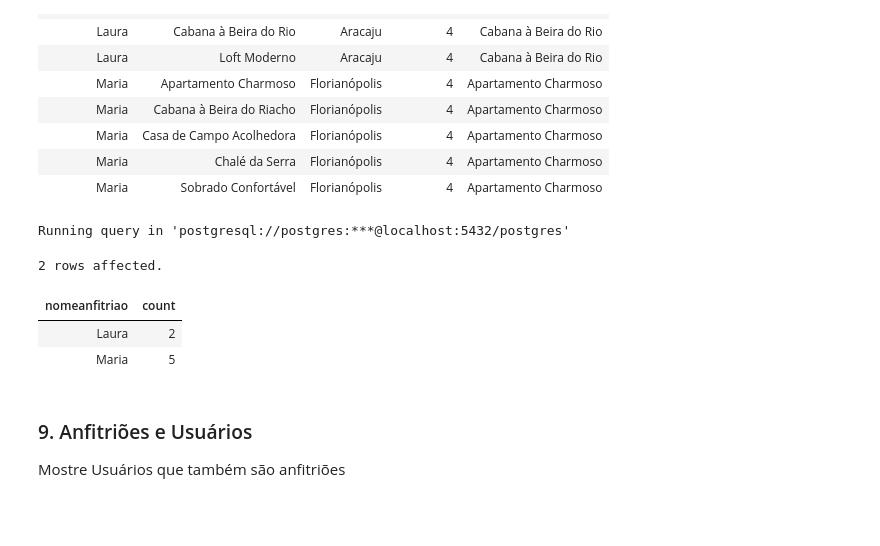
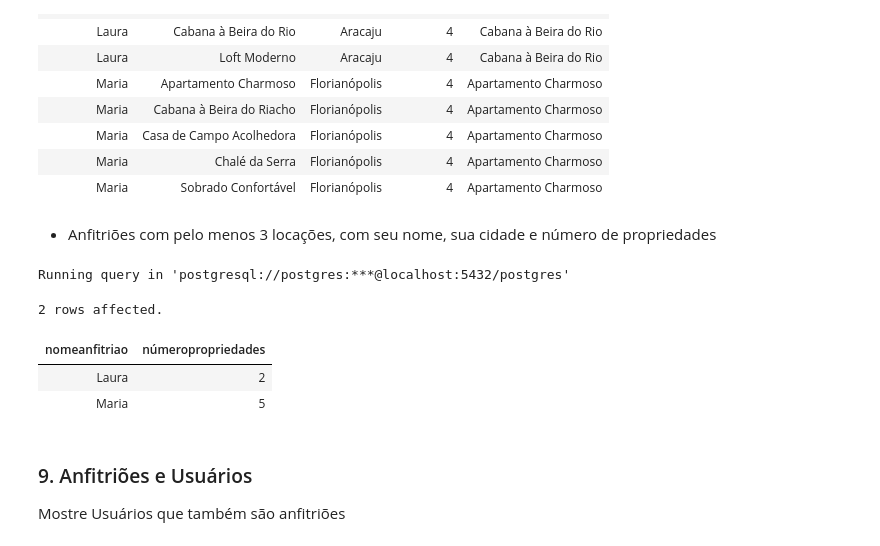
Before and after one commit to MiguelHenri/SCC0240, a Jupyter notebook: t1.ipynb, the cells around one changed output. Drawn from its saved outputs; the diff is of its cells as text; code cells hidden in the pictures; blank space fills up the shorter version.

Commit message:
added cidade q8

```diff
--- a/t1.ipynb
+++ b/t1.ipynb
@@ -359,29 +366,30 @@ Running query in 'postgresql://postgres:***@localhost:5432/postgres'
 | Maria | Casa de Campo Acolhedora | Florianópolis | 4 | Apartamento Charmoso |
 | Maria | Chalé da Serra | Florianópolis | 4 | Apartamento Charmoso |
 | Maria | Sobrado Confortável | Florianópolis | 4 | Apartamento Charmoso |
+# %% [markdown]
+- Anfitriões com pelo menos 3 locações, com seu nome, sua cidade e número de propriedades
 # %%
 %%sql
-SELECT Q.NomeAnfitriao, COUNT(Q.NPropriedades) FROM (
+SELECT Q.NomeAnfitriao, Q.Cidade, COUNT(Q.APropriedades) AS NúmeroPropriedades FROM (
     SELECT
         U.Nome AS NomeAnfitriao,
-        PUsuario.Nome AS NPropriedades,
-        Loc.Cidade, COUNT(L.ID) AS NLocacoes,
-        PLocacao.Nome AS NomePropriedade
+        PUsuario.Nome AS APropriedades,
+        Loc.Cidade, COUNT(L.ID) AS NLocacoes
     FROM
         Locacoes L
     JOIN Propriedades PLocacao ON L.IDPropriedade = PLocacao.ID
     JOIN Anfitrioes A ON PLocacao.IDProprietario = A.IDUsuario
     JOIN Usuarios U ON A.IDUsuario = U.ID
     JOIN Propriedades PUsuario ON U.ID = PUsuario.IDProprietario
     JOIN Localizacoes Loc ON Loc.ID = U.ID
-    GROUP BY NomeAnfitriao, NPropriedades, Cidade, NomePropriedade
+    GROUP BY NomeAnfitriao, APropriedades, Cidade
 ) Q
 WHERE Q.NLocacoes >= 3
-GROUP BY Q.NomeAnfitriao
+GROUP BY Q.NomeAnfitriao, Q.Cidade
 # %% [output]
 Running query in 'postgresql://postgres:***@localhost:5432/postgres'
 2 rows affected.
-| nomeanfitriao | count |
+| nomeanfitriao | númeropropriedades |
 | Laura | 2 |
 | Maria | 5 |
 # %% [markdown]
```
Also changed, not shown: parts of 3 cells of this notebook.
